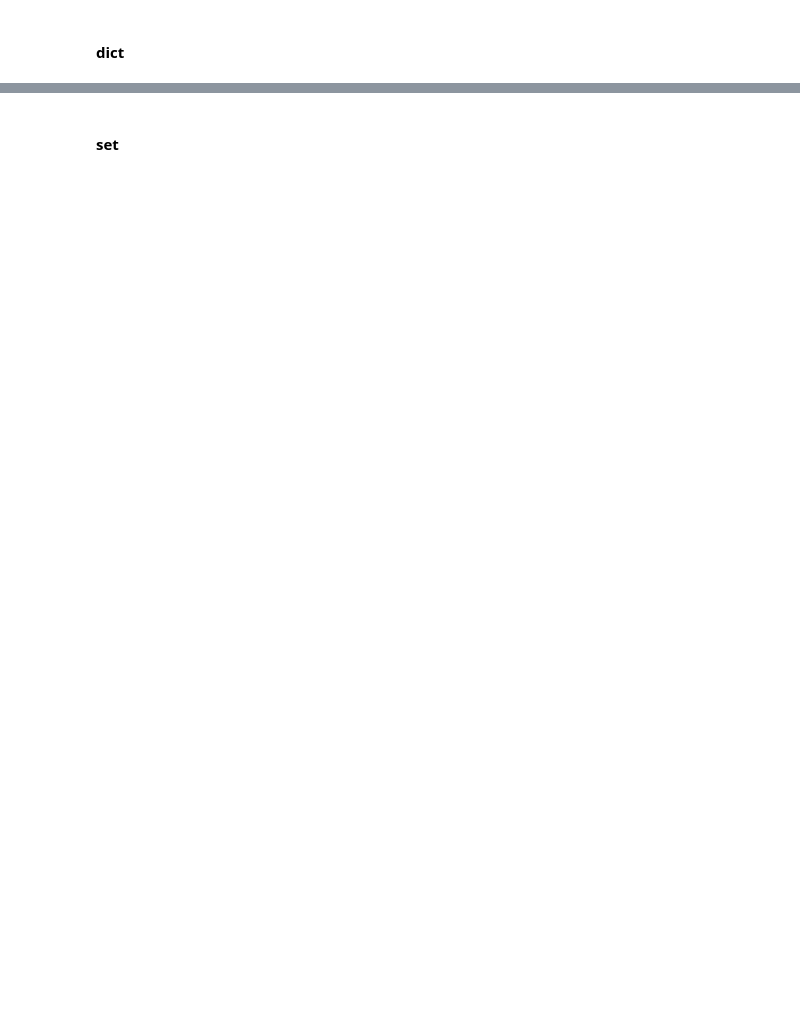
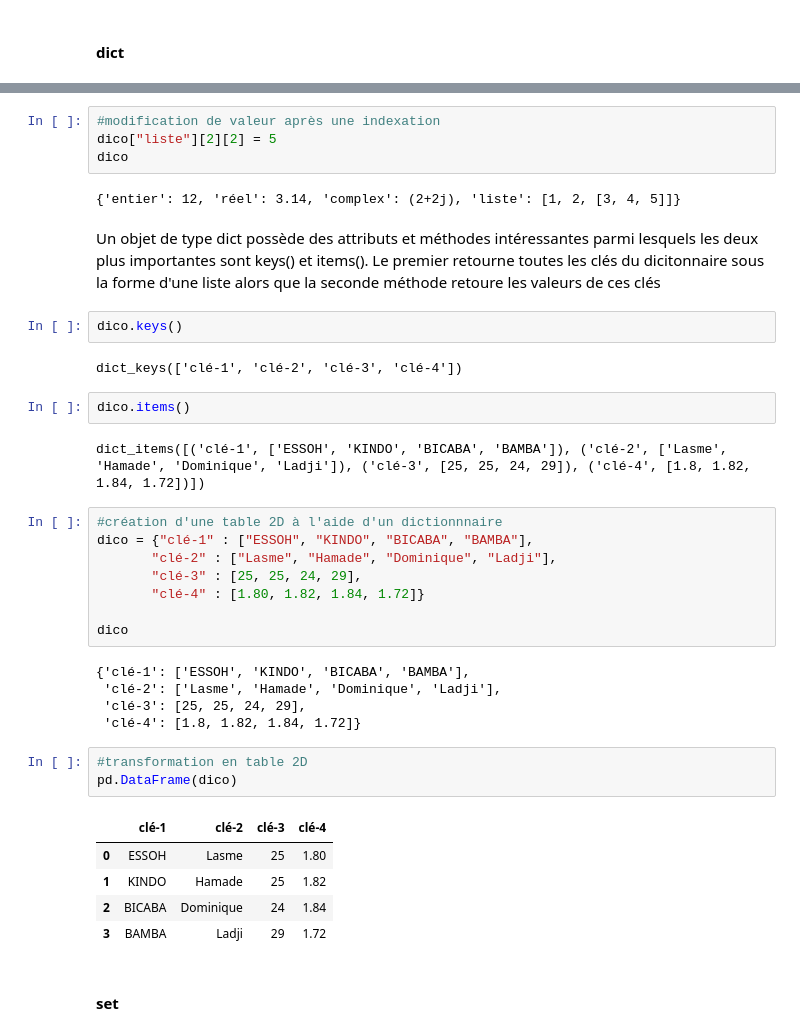
Before and after one commit to lasme-ephrem/learning_sources, a Jupyter notebook: python_programming/a_whirlwind_tour/whirldwind_python.ipynb, the cells around one changed output, grey strips where cells are left out. Saved outputs shown, nothing was run; the diff lists cells and outputs as text; blank space fills up the shorter version.

```diff
--- a/python_programming/a_whirlwind_tour/whirldwind_python.ipynb
+++ b/python_programming/a_whirlwind_tour/whirldwind_python.ipynb
@@ -736,2 +983,40 @@ P
+# %%
+#modification de valeur après une indexation
+dico["liste"][2][2] = 5
+dico
+# %% [output]
+{'entier': 12, 'réel': 3.14, 'complex': (2+2j), 'liste': [1, 2, [3, 4, 5]]}
+# %% [markdown]
+Un objet de type dict possède des attributs et méthodes intéressantes parmi lesquels les deux plus importantes sont keys() et items(). Le premier retourne toutes les clés du dicitonnaire sous la forme d'une liste alors que la seconde méthode retoure les valeurs de ces clés
+# %%
+dico.keys()
+# %% [output]
+dict_keys(['clé-1', 'clé-2', 'clé-3', 'clé-4'])
+# %%
+dico.items()
+# %% [output]
+dict_items([('clé-1', ['ESSOH', 'KINDO', 'BICABA', 'BAMBA']), ('clé-2', ['Lasme', 'Hamade', 'Dominique', 'Ladji']), ('clé-3', [25, 25, 24, 29]), ('clé-4', [1.8, 1.82, 1.84, 1.72])])
+# %%
+#création d'une table 2D à l'aide d'un dictionnnaire
+dico = {"clé-1" : ["ESSOH", "KINDO", "BICABA", "BAMBA"],
+       "clé-2" : ["Lasme", "Hamade", "Dominique", "Ladji"],
+       "clé-3" : [25, 25, 24, 29],
+       "clé-4" : [1.80, 1.82, 1.84, 1.72]}
+
+dico
+# %% [output]
+{'clé-1': ['ESSOH', 'KINDO', 'BICABA', 'BAMBA'],
+ 'clé-2': ['Lasme', 'Hamade', 'Dominique', 'Ladji'],
+ 'clé-3': [25, 25, 24, 29],
+ 'clé-4': [1.8, 1.82, 1.84, 1.72]}
+# %%
+#transformation en table 2D
+pd.DataFrame(dico)
+# %% [output]
+|  | clé-1 | clé-2 | clé-3 | clé-4 |
+| 0 | ESSOH | Lasme | 25 | 1.80 |
+| 1 | KINDO | Hamade | 25 | 1.82 |
+| 2 | BICABA | Dominique | 24 | 1.84 |
+| 3 | BAMBA | Ladji | 29 | 1.72 |
 # %% [markdown]
 #### set
```
Also changed, not shown: parts of 78 cells of this notebook, 1 other file.
